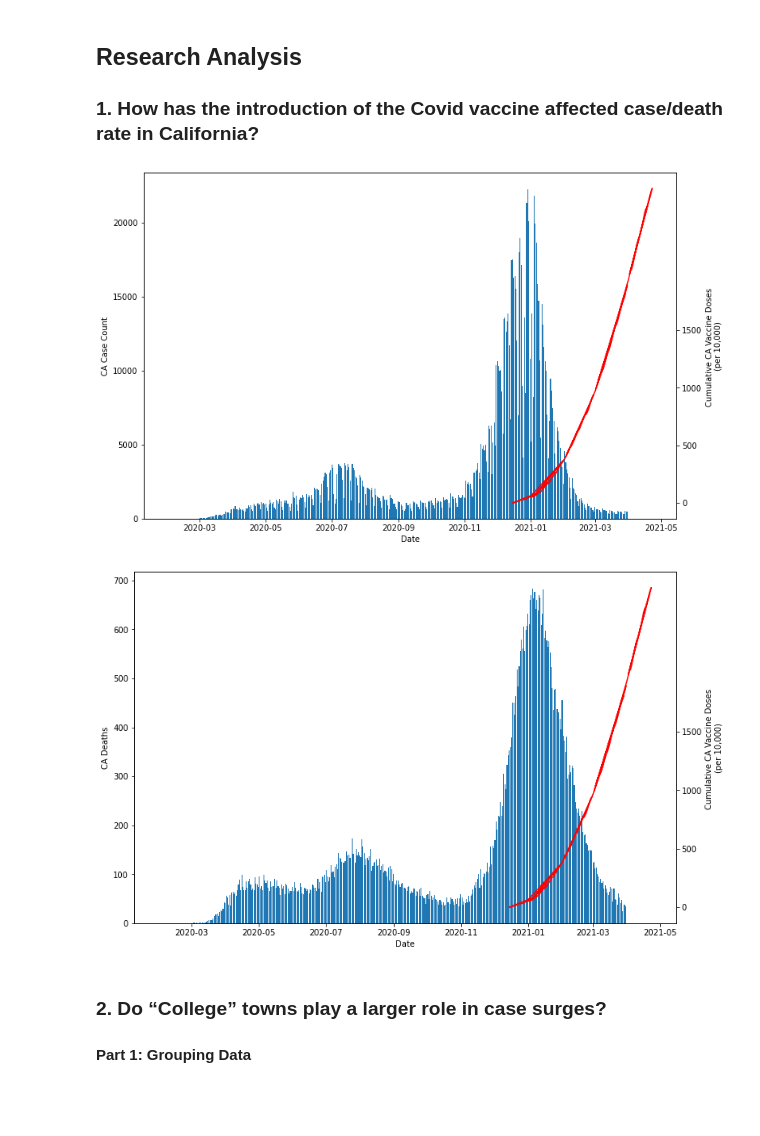
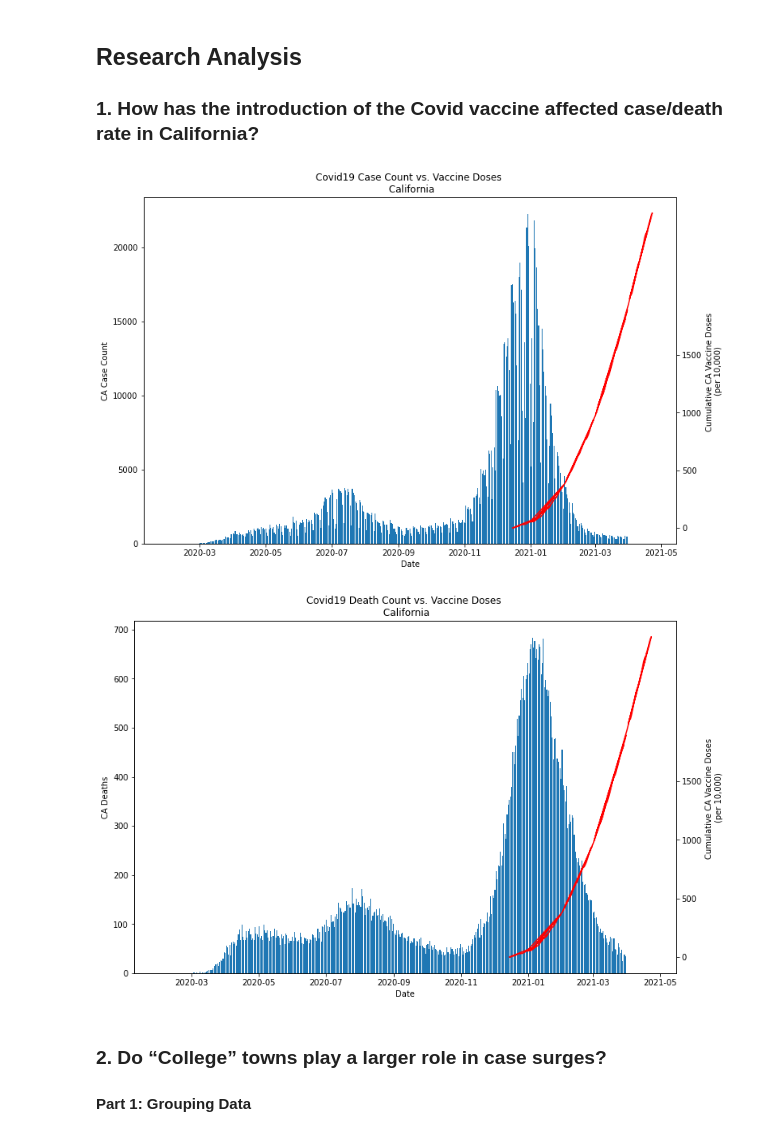
Before and after one commit to danijmartin/Covid-19-California, a Jupyter notebook: covid19_ca_main.ipynb, the cells around one changed output. Cells and saved outputs as stored; diff of their text form; code cells hidden in the pictures; blank space fills up the shorter version.

```diff
--- a/covid19_ca_main.ipynb
+++ b/covid19_ca_main.ipynb
@@ -183,33 +183,34 @@ census_df.to_csv('Data/Census_data.csv', encoding='utf-8', index=False)
 # %%
 #Covid cases vs. vaccinations
 
 #covid case & dates for bar graph
 x1=(clean_case['date'])
 y1=(clean_case['cases'])
 
 #vaccine counts and dates for line graph
 x2=ca_vaccinations['administered_date']
 y2=ca_vaccinations['cumulative_doses_by_10000']
 
 #format figure
 fig, axis1 = plt.subplots(figsize=(12,8))
 axis2=axis1.twinx()    #create a second axis sharing the x-axis
 
 #create bar graph using CA case counts
 axis1.bar(x1,y1,)
 axis1.set_ylabel("CA Case Count")
 axis1.set_xlabel('Date')
 
 #plot cumulative vaccine counts on 2nd y-axis
 axis2.plot(x2,y2,color='red')
 axis2.set_ylabel('Cumulative CA Vaccine Doses \n(per 10,000)')
 
 #change y-ticks for 2nd axis
 axis2.set_yticks(np.arange(0,2000,500))
-
+plt.title('Covid19 Case Count vs. Vaccine Doses \n California')
+plt.savefig('Covid19_CaseCount_vs_Vaccine')
 plt.show()
 # %% [output]
-[figure, old version]
+[figure, new version]
 # %%
 #covid deaths vs. vaccinations
 #
@@ -240,9 +241,12 @@ axis2.set_ylabel('Cumulative CA Vaccine Doses \n(per 10,000)')
 #change y-ticks for 2nd axis
 axis2.set_yticks(np.arange(0,2000,500))
 
+plt.title('Covid19 Death Count vs. Vaccine Doses \n California')
+plt.savefig('Covid19_DeathCount_vs_Vaccine')
+
 plt.show()
 # %% [output]
-[figure, old version]
+[figure, new version]
 # %% [markdown]
 ### 2.	Do “College” towns play a larger role in case surges?
 
```
